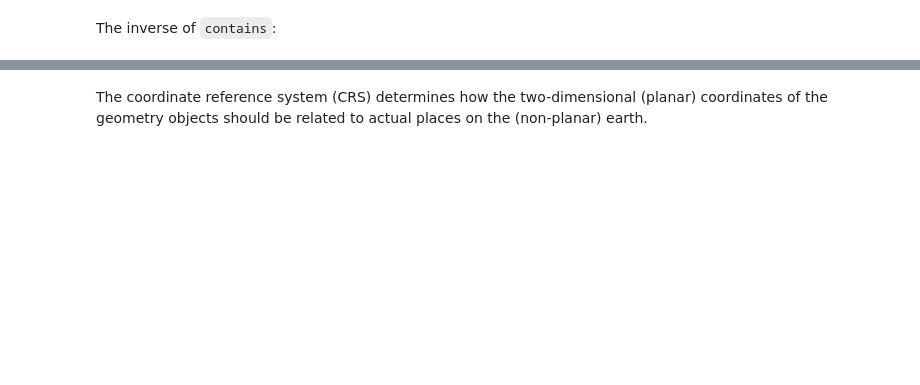
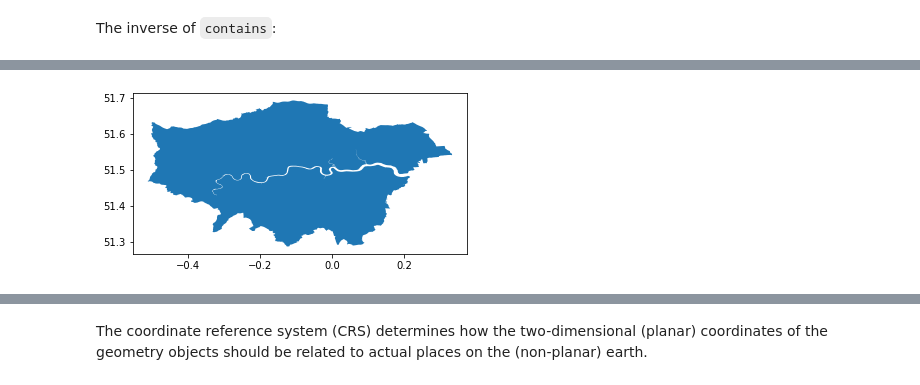
Before and after one commit to monocilindro/foss4g-geopandas, a Jupyter notebook: notebooks/2-geopandas-workshop.ipynb, the cells around one changed output, grey strips where cells are left out. Cells and saved outputs as stored; diff of their text form; code cells hidden in the pictures; blank space fills up the shorter version.

```diff
--- a/notebooks/2-geopandas-workshop.ipynb
+++ b/notebooks/2-geopandas-workshop.ipynb
@@ -276,0 +325,4 @@ The second thing you need to load data into the notebook is the below help funct
+# %%
+allboroughs.plot();
+# %% [output]
+[figure, added]
```
Also changed, not shown: parts of 173 cells of this notebook, 1 other file.
